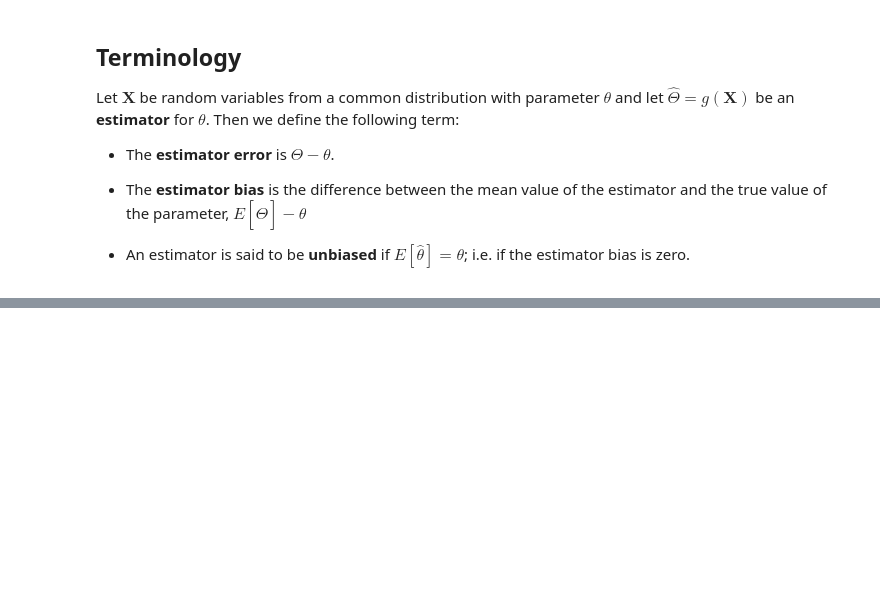
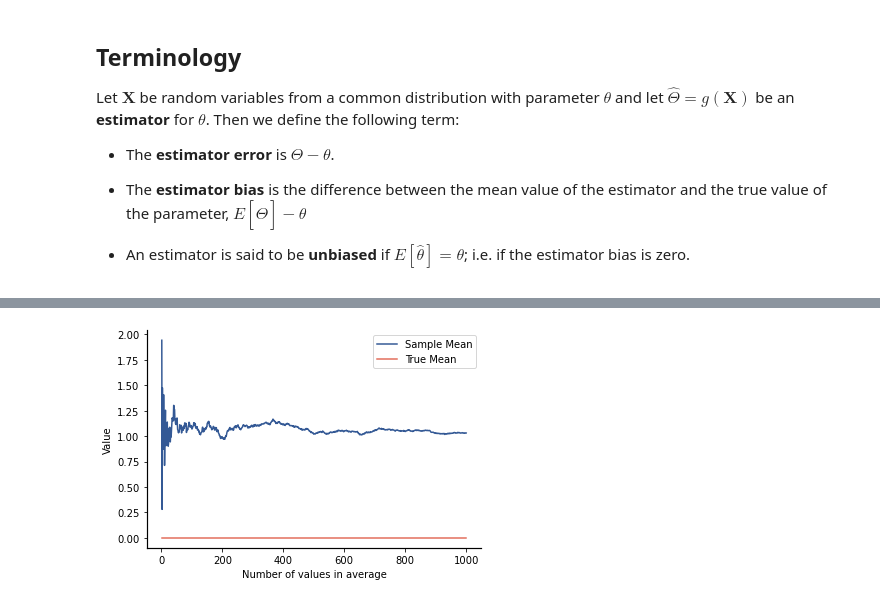
Before and after one commit to datalayer-courses/foundations-of-data-science-with-python, a Jupyter notebook: 09-moments/parameter-estimation.ipynb, the cells around one changed output, grey strips where cells are left out. Drawn from its saved outputs; the diff is of its cells as text; code cells hidden in the pictures; blank space fills up the shorter version.

```diff
--- a/09-moments/parameter-estimation.ipynb
+++ b/09-moments/parameter-estimation.ipynb
@@ -547,0 +117,15 @@ Use the Student's $T$ random variable to determine a 95% confidence interval for
+# %%
+seed =  1234
+np.random.seed(seed)
+X = stats.norm(1, 2)
+Xvals = X.rvs(1_000)
+sums = np.cumsum(Xvals)
+avgs = sums/np.arange(1, 1001)
+
+plt.plot(np.arange(1, 1001), avgs, label='Sample Mean')
+plt.xlabel('Number of values in average');
+plt.ylabel('Value');
+plt.plot(np.arange(1,1001), [0]*1000, label='True Mean');
+plt.legend();
+# %% [output]
+[figure, added]
```
Also changed, not shown: parts of 75 cells of this notebook, 2 other files.
